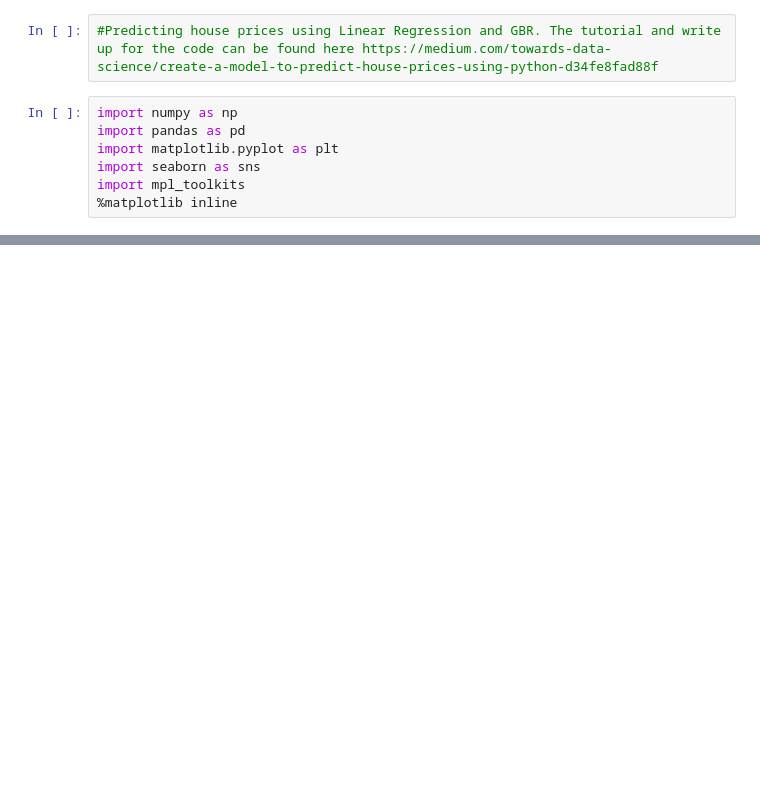
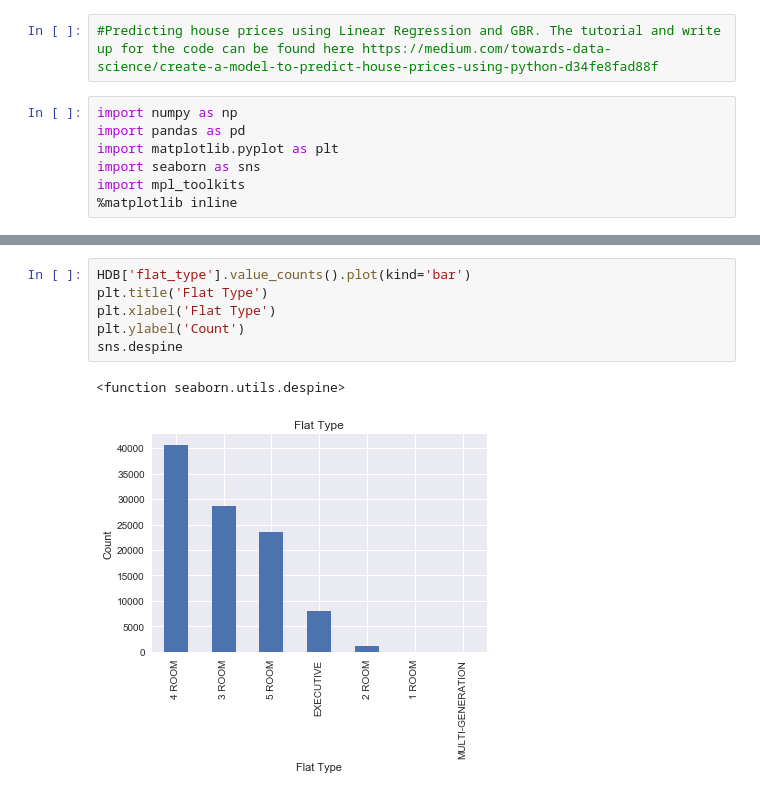
Before and after one commit to mecandoit/datascience, a Jupyter notebook: Housing.ipynb, the cells around one changed output, grey strips where cells are left out. Drawn from its saved outputs; the diff is of its cells as text; blank space fills up the shorter version.

```diff
--- a/Housing.ipynb
+++ b/Housing.ipynb
@@ -191,0 +175,9 @@ pca.fit_transform(scale(train1))
+# %%
+HDB['flat_type'].value_counts().plot(kind='bar')
+plt.title('Flat Type')
+plt.xlabel('Flat Type')
+plt.ylabel('Count')
+sns.despine
+# %% [output]
+<function seaborn.utils.despine>
+[figure, added]
```
Also changed, not shown: parts of 58 cells of this notebook.
